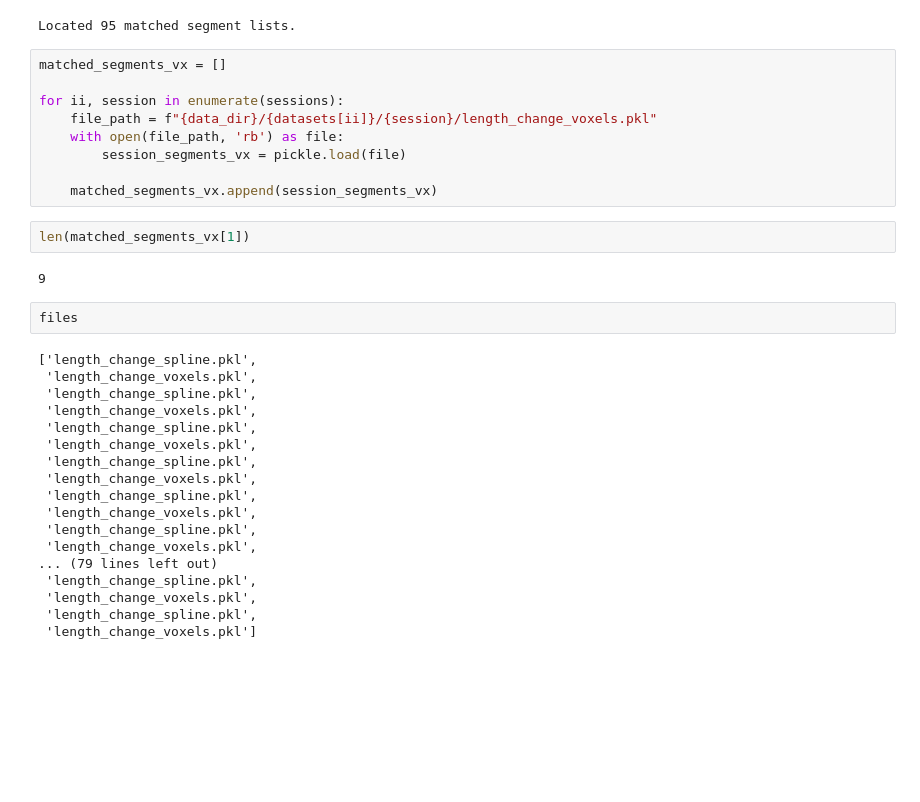
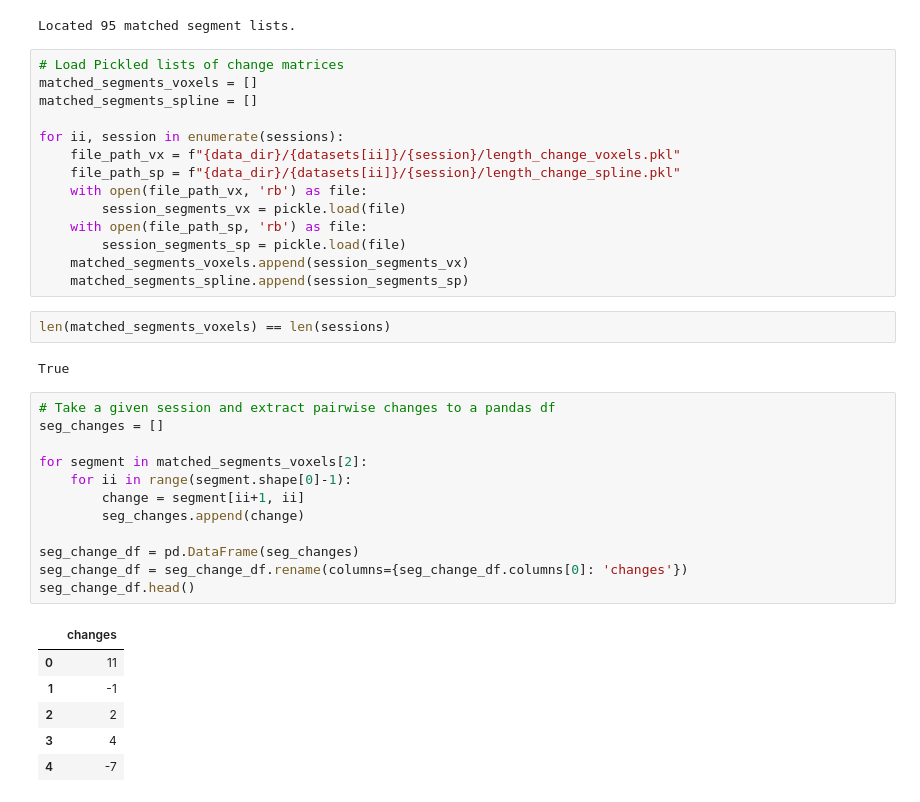
Before and after one commit to nghess/pvd-morphology, a Jupyter notebook: segment_histograms.ipynb, the cells around one changed output. Saved outputs shown, nothing was run; the diff lists cells and outputs as text; blank space fills up the shorter version.

Commit message:
pairwise changes

```diff
--- a/segment_histograms.ipynb
+++ b/segment_histograms.ipynb
@@ -9,35 +13,39 @@ print(f"Located {len(files)} matched segment lists.")
 # %% [output]
 Located 95 matched segment lists.
 # %%
-matched_segments_vx = []
+# Load Pickled lists of change matrices
+matched_segments_voxels = []
+matched_segments_spline = []
 
 for ii, session in enumerate(sessions):
-    file_path = f"{data_dir}/{datasets[ii]}/{session}/length_change_voxels.pkl"
-    with open(file_path, 'rb') as file:
+    file_path_vx = f"{data_dir}/{datasets[ii]}/{session}/length_change_voxels.pkl"
+    file_path_sp = f"{data_dir}/{datasets[ii]}/{session}/length_change_spline.pkl"
+    with open(file_path_vx, 'rb') as file:
         session_segments_vx = pickle.load(file)
-
-    matched_segments_vx.append(session_segments_vx)
+    with open(file_path_sp, 'rb') as file:
+        session_segments_sp = pickle.load(file)
+    matched_segments_voxels.append(session_segments_vx)
+    matched_segments_spline.append(session_segments_sp)
-# %%
-len(matched_segments_vx[1])
-# %% [output]
-9
-# %%
-files
-# %% [output]
-['length_change_spline.pkl',
- 'length_change_voxels.pkl',
- 'length_change_spline.pkl',
- 'length_change_voxels.pkl',
- 'length_change_spline.pkl',
- 'length_change_voxels.pkl',
- 'length_change_spline.pkl',
- 'length_change_voxels.pkl',
- 'length_change_spline.pkl',
- 'length_change_voxels.pkl',
- 'length_change_spline.pkl',
- 'length_change_voxels.pkl',
-... (79 lines left out)
- 'length_change_spline.pkl',
- 'length_change_voxels.pkl',
- 'length_change_spline.pkl',
- 'length_change_voxels.pkl']
+# %%
+len(matched_segments_voxels) == len(sessions)
+# %% [output]
+True
+# %%
+# Take a given session and extract pairwise changes to a pandas df
+seg_changes = []
+
+for segment in matched_segments_voxels[2]:
+    for ii in range(segment.shape[0]-1):
+        change = segment[ii+1, ii]
+        seg_changes.append(change)
+
+seg_change_df = pd.DataFrame(seg_changes)
+seg_change_df = seg_change_df.rename(columns={seg_change_df.columns[0]: 'changes'})
+seg_change_df.head()
+# %% [output]
+|  | changes |
+| 0 | 11 |
+| 1 | -1 |
+| 2 | 2 |
+| 3 | 4 |
+| 4 | -7 |
```
Also changed, not shown: parts of 5 cells of this notebook.
